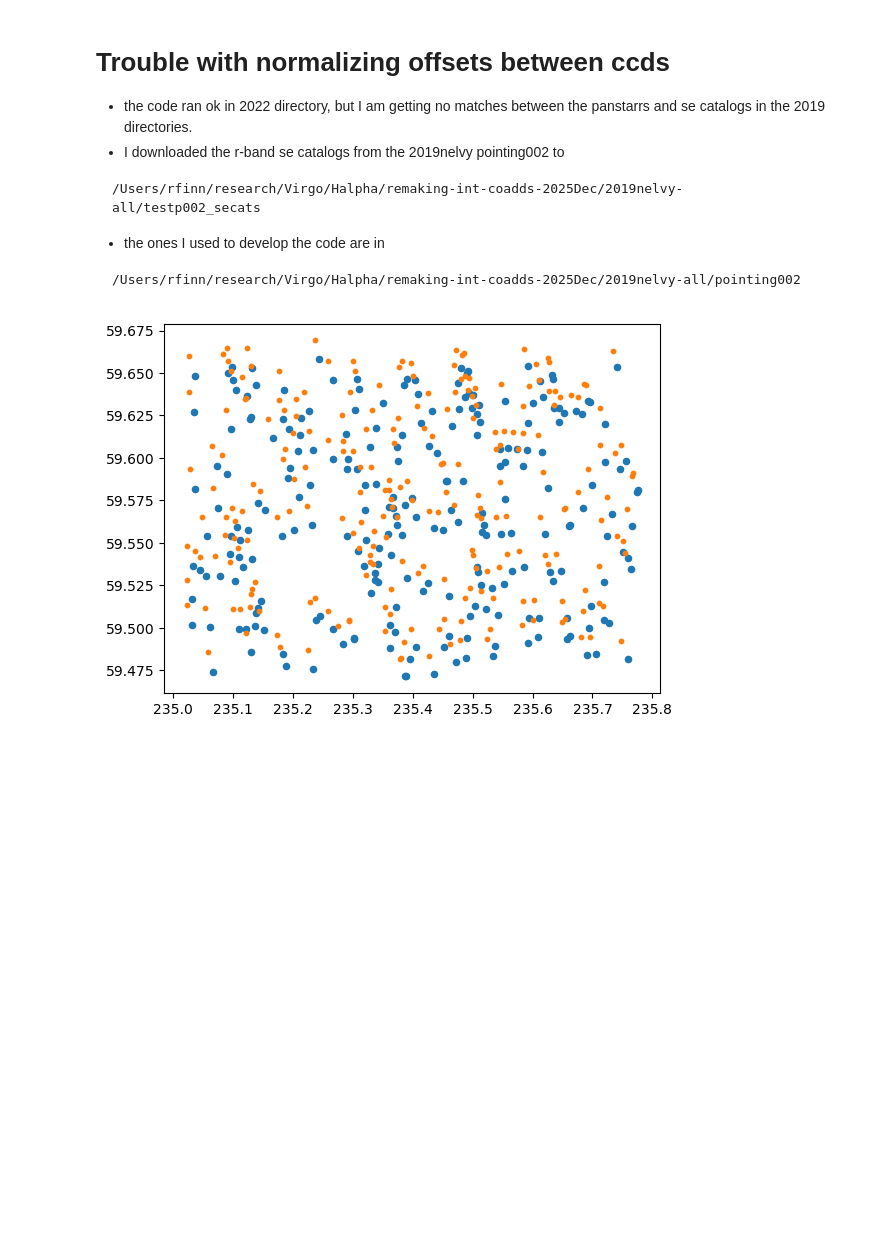
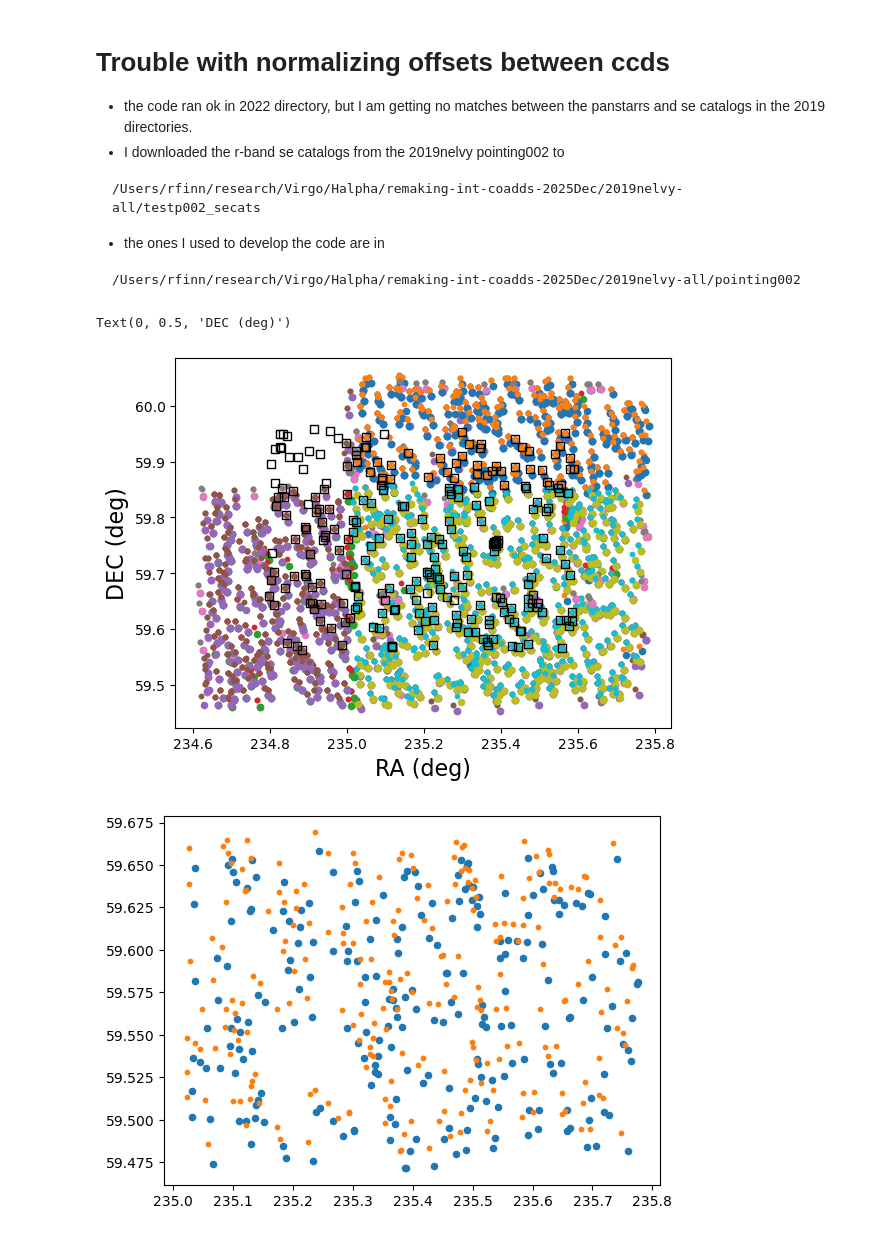
Before and after one commit to rfinn/HalphaImaging, a Jupyter notebook: notebooks/INT-align-coadd-dev.ipynb, the cells around one changed output. Cells and saved outputs as stored; diff of their text form; code cells hidden in the pictures; blank space fills up the shorter version.

```diff
--- a/notebooks/INT-align-coadd-dev.ipynb
+++ b/notebooks/INT-align-coadd-dev.ipynb
@@ -570,11 +572,35 @@ catlist = glob.glob("WFC.r*.cat")
 # %%
-def compare_cats(cat1, cat2):
+def compare_cats(cat1, cat2, labels=None):
     from matplotlib import pyplot as plt
+    from astropy.table import Table
     ctab1 = fits.open(cat1)
     ctab2 = fits.open(cat2)
-    plt.figure()
+
+
     sizes = [20,10]
+    if labels is None:
+        labels = ['new se cats', 'previous se cats']
     for i,c in enumerate([ctab1, ctab2]):
-        plt.scatter(c[2].data['ALPHA_J2000'], c[2].data['DELTA_J2000'],s=sizes[i])
+        plt.scatter(c[2].data['ALPHA_J2000'], c[2].data['DELTA_J2000'],s=sizes[i],label=labels[i])
+# %%
+devpath = "/Users/rfinn/research/Virgo/Halpha/remaking-int-coadds-2025Dec/2019nelvy-all/pointing002/"
+
+catlist = glob.glob("WFC.r*.cat")
+plt.figure()
+for c in catlist:
+    cbase = os.path.basename(c)
+    c2 = os.path.join(devpath,cbase)
+    compare_cats(c,c2)
+
+    #break
+panfile = c2.split('_')[0] + '_pan_tab.csv'
+pantab1 = Table.read(panfile)
+plt.plot(pantab1['RAJ2000'],pantab1['DEJ2000'],'ks',mfc='None',label="panstarrs")
+#plt.legend()
+plt.xlabel("RA (deg)", fontsize=16)
+plt.ylabel("DEC (deg)", fontsize=16)
+# %% [output]
+Text(0, 0.5, 'DEC (deg)')
+[figure, added]
 # %%
 devpath = "/Users/rfinn/research/Virgo/Halpha/remaking-int-coadds-2025Dec/2019nelvy-all/pointing002/"
```
Also changed, not shown: parts of 5 cells of this notebook.
